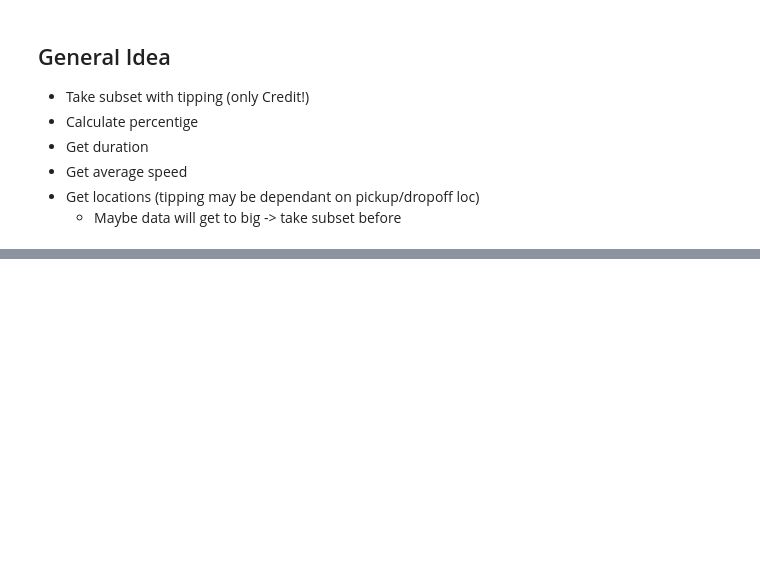
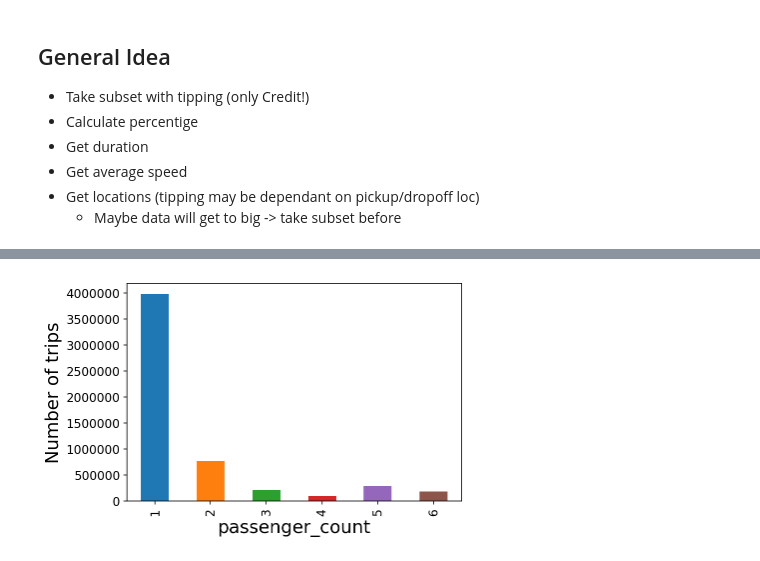
Before and after one commit to Sitorias/TaxiPrediction, a Jupyter notebook: Predict_tips_amount.ipynb, the cells around one changed output, grey strips where cells are left out. Cells and saved outputs as stored; diff of their text form; code cells hidden in the pictures; blank space fills up the shorter version.

```diff
--- a/Predict_tips_amount.ipynb
+++ b/Predict_tips_amount.ipynb
@@ -18,0 +90,8 @@ df = pd.read_csv("clean.csv")
+# %%
+ax = df.groupby('passenger_count').size().plot(kind='bar')
+
+ax.set_xlabel('passenger_count', fontsize=18)
+ax.set_ylabel('Number of trips', fontsize=18)
+ax.tick_params(labelsize=12)
+# %% [output]
+[figure, added]
```
Also changed, not shown: parts of 114 cells of this notebook.
